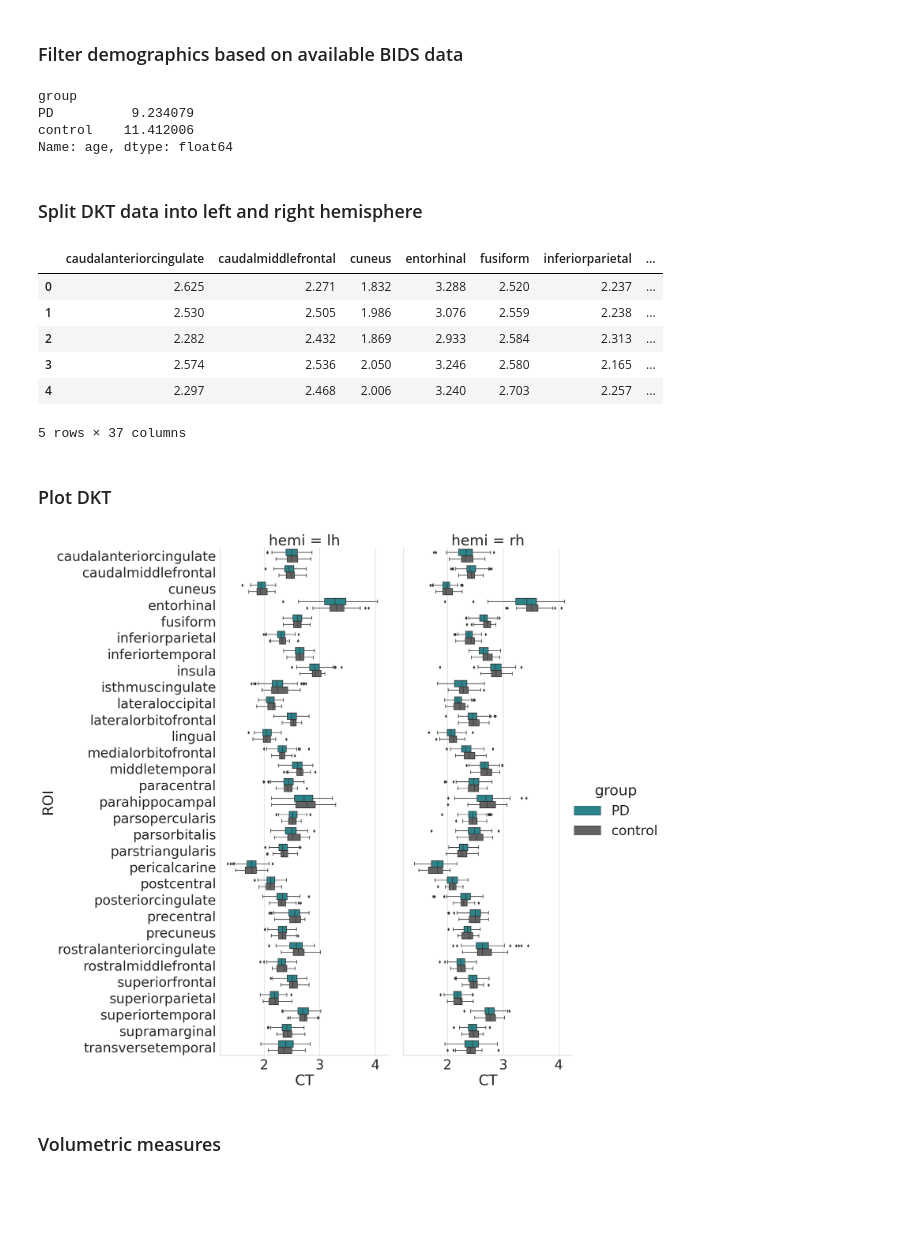
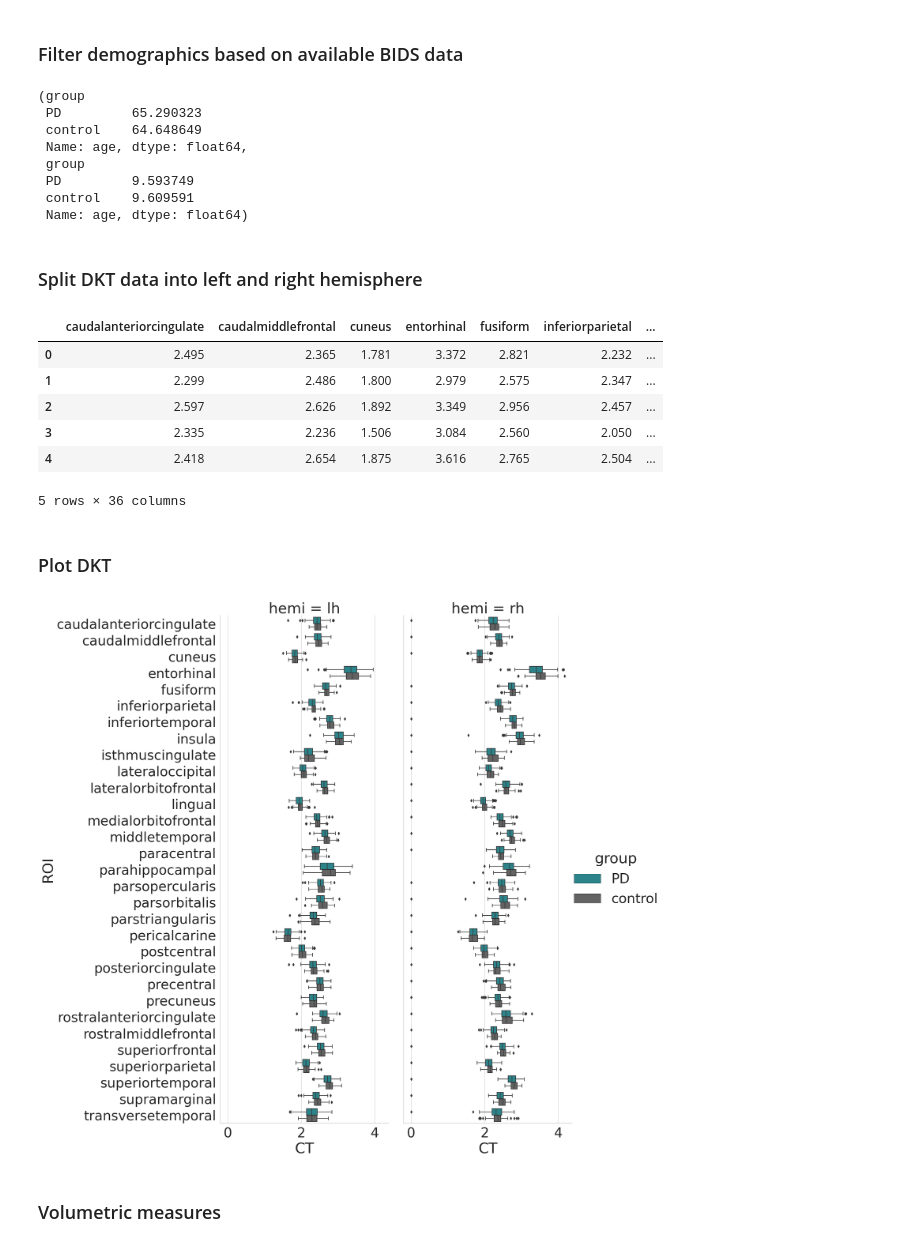
Before and after one commit to nipoppy/nipoppy, a Jupyter notebook: nipoppy/analysis/CT/notebooks/FS_stats.ipynb, the cells around one changed output. Drawn from its saved outputs; the diff is of its cells as text; code cells hidden in the pictures; blank space fills up the shorter version.

```diff
--- a/nipoppy/analysis/CT/notebooks/FS_stats.ipynb
+++ b/nipoppy/analysis/CT/notebooks/FS_stats.ipynb
@@ -105,3 +132,0 @@ control              40     40       40   39   40   39             40
-# %%
-demographics_df = pd.merge(demographics_df, nipoppy_df, on=["participant_id", "visit", "session"])
-demographics_df.head()
@@ -169,13 +222,10 @@ CT_DKT_df.head()
 # %%
 CT_DKT_df = pd.read_csv(DKT_csv)
-CT_DKT_df = CT_DKT_df.drop(columns=["Unnamed: 0"])
-CT_DKT_df = CT_DKT_df.rename(columns={"subject_id":"bids_id"})
+CT_DKT_df["participant_id"] = CT_DKT_df["participant_id"].str.split("-", expand=True)[1]
 
-bids_ids = list(CT_DKT_df["bids_id"])
-print(f"n_bids: {len(bids_ids)}")
+FS_participants = list(CT_DKT_df["participant_id"].unique())
+print(f"n_FS_participants: {len(FS_participants)}")
 
-CT_DKT_df = pd.merge(CT_DKT_df,demographics_df,on="bids_id",how="left")
+CT_DKT_df = pd.merge(CT_DKT_df,demographics_df,on="participant_id",how="left")
 CT_DKT_df.head()
-
-CT_DKT_df.head()
 # %% [output]
@@ -190,26 +240,31 @@ n_bids: 201
 # %% [markdown]
 ### Filter demographics based on available BIDS data
 # %%
-demographics_df = demographics_df[demographics_df["bids_id"].isin(bids_ids)]
-demographics_df.groupby(["group"])["age"].std()
+demographics_df = demographics_df[demographics_df["participant_id"].isin(FS_participants)]
+demographics_df.groupby(["group"])["age"].mean(), demographics_df.groupby(["group"])["age"].std()
 # %% [output]
-group
-PD          9.234079
-control    11.412006
-Name: age, dtype: float64
+(group
+ PD         65.290323
+ control    64.648649
+ Name: age, dtype: float64,
+ group
+ PD         9.593749
+ control    9.609591
+ Name: age, dtype: float64)
 # %% [markdown]
 ### Split DKT data into left and right hemisphere
 # %%
 save_results = True
-demo_cols = ["participant_id","bids_id","age","sex","group"]
 
-lh_CT_DKT_df = CT_DKT_df[lh_DKT_fields + demo_cols].copy()
+demo_cols = ["participant_id","age","sex","group"]
+
+lh_CT_DKT_df = CT_DKT_df[list(lh_DKT_rois) + demo_cols].copy()
 lh_CT_DKT_df["hemi"] = "lh"
-rh_CT_DKT_df = CT_DKT_df[rh_DKT_fields + demo_cols].copy()
+rh_CT_DKT_df = CT_DKT_df[list(rh_DKT_rois) + demo_cols].copy()
 rh_CT_DKT_df["hemi"] = "rh"
 
-lh_CT_DKT_df = lh_CT_DKT_df.rename(columns=lh_DKT_field_roi_dict)
-rh_CT_DKT_df = rh_CT_DKT_df.rename(columns=rh_DKT_field_roi_dict)
+lh_CT_DKT_df = lh_CT_DKT_df.rename(columns=lh_DKT_roi_dict)
+rh_CT_DKT_df = rh_CT_DKT_df.rename(columns=rh_DKT_roi_dict)
 
 CT_DKT_df = pd.concat([lh_CT_DKT_df,rh_CT_DKT_df], axis=0)
 
@@ -219,33 +274,33 @@ if save_results:
 CT_DKT_df.head()
 # %% [output]
 |  | caudalanteriorcingulate | caudalmiddlefrontal | cuneus | entorhinal | fusiform | inferiorparietal | ... |
-| 0 | 2.625 | 2.271 | 1.832 | 3.288 | 2.520 | 2.237 | ... |
-| 1 | 2.530 | 2.505 | 1.986 | 3.076 | 2.559 | 2.238 | ... |
-| 2 | 2.282 | 2.432 | 1.869 | 2.933 | 2.584 | 2.313 | ... |
-| 3 | 2.574 | 2.536 | 2.050 | 3.246 | 2.580 | 2.165 | ... |
-| 4 | 2.297 | 2.468 | 2.006 | 3.240 | 2.703 | 2.257 | ... |
+| 0 | 2.495 | 2.365 | 1.781 | 3.372 | 2.821 | 2.232 | ... |
+| 1 | 2.299 | 2.486 | 1.800 | 2.979 | 2.575 | 2.347 | ... |
+| 2 | 2.597 | 2.626 | 1.892 | 3.349 | 2.956 | 2.457 | ... |
+| 3 | 2.335 | 2.236 | 1.506 | 3.084 | 2.560 | 2.050 | ... |
+| 4 | 2.418 | 2.654 | 1.875 | 3.616 | 2.765 | 2.504 | ... |
-5 rows × 37 columns
+5 rows × 36 columns
 # %% [markdown]
 ### Plot DKT
 # %%
 save_fig = False
 
 CT_DKT_df_melt = CT_DKT_df.melt(
     id_vars=demo_cols + ["hemi"],
     var_name="ROI",
     value_name="CT")
 
 plot_df = CT_DKT_df_melt.copy()
 plot_df["ROI"] = plot_df["ROI"].astype(str)
 
-sns.set(font_scale=3)
+sns.set_theme(font_scale=3)
 with sns.axes_style("whitegrid"):
     g = sns.catplot(y="ROI",x="CT", hue="group", col="hemi",kind="box",palette=palette, data=plot_df, aspect=0.5, height=20)
     # g.tick_params(axis='x', rotation=90, labelsize=14)
 
 if save_fig:
     g.savefig(f"{figs_dir}/DKT.png")
 # %% [output]
-[figure, old version]
+[figure, new version]
 # %% [markdown]
 ### Volumetric measures
```
Also changed, not shown: parts of 19 cells of this notebook.
